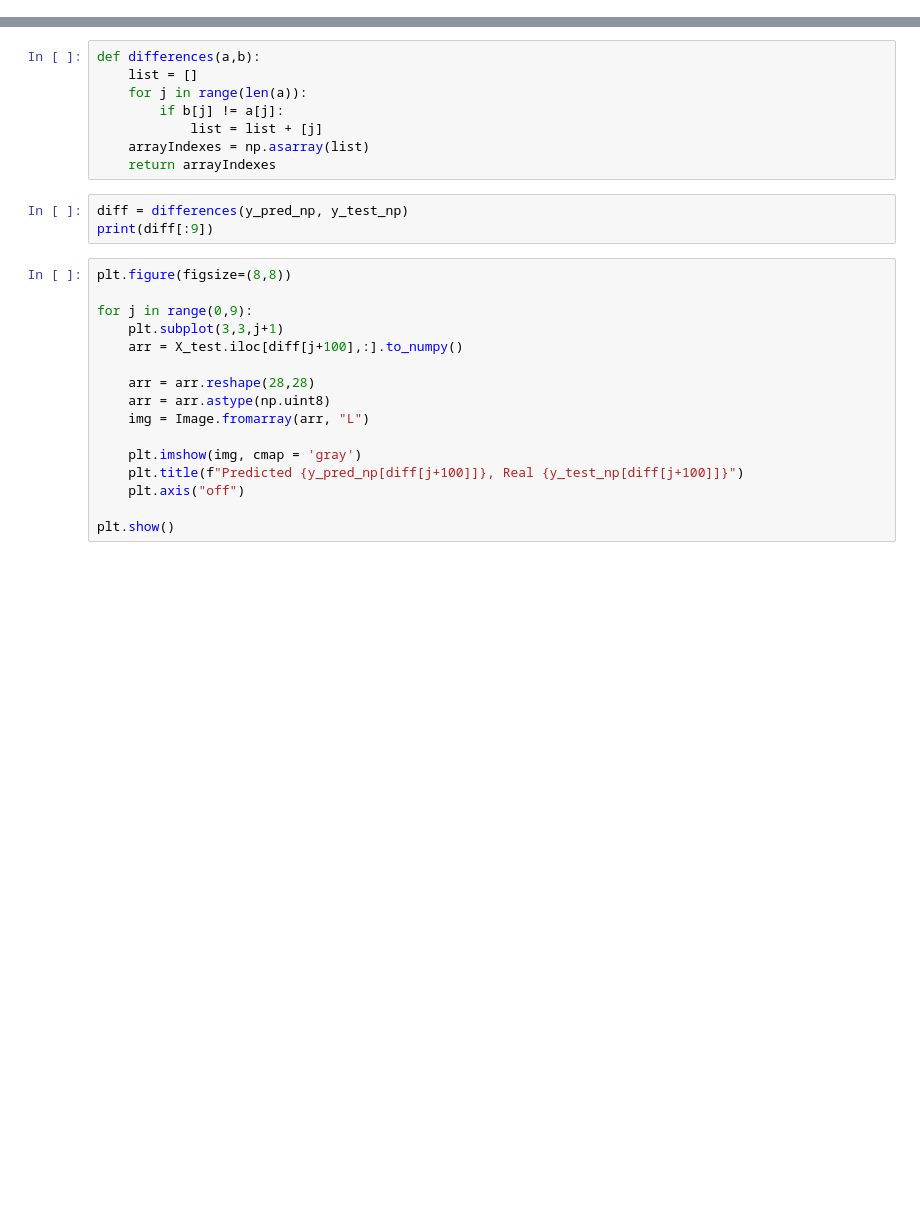
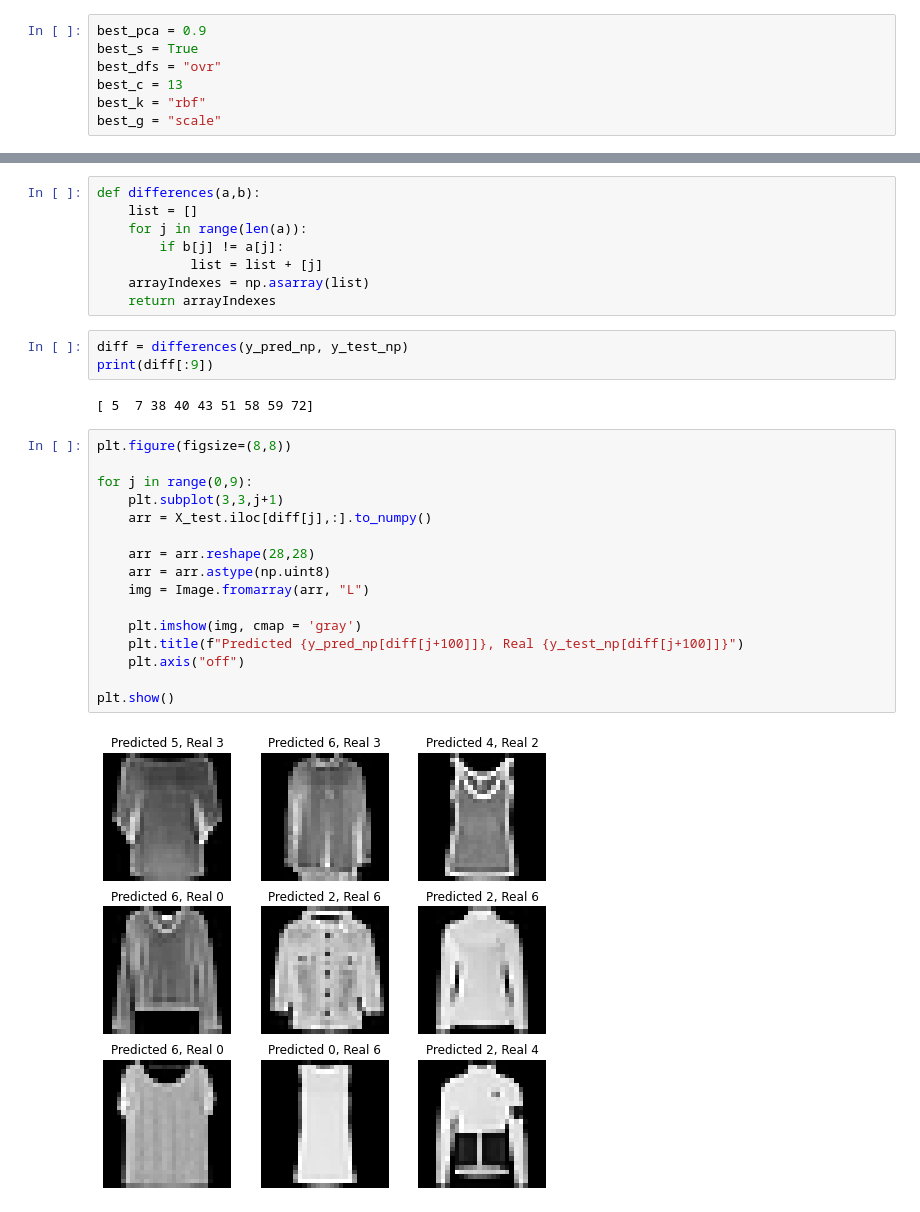
Before and after one commit to mileni98/fashion-mnist, a Jupyter notebook: algorithms/svm.ipynb, the cells around one changed output, grey strips where cells are left out. Saved outputs shown, nothing was run; the diff lists cells and outputs as text; blank space fills up the shorter version.

```diff
--- a/algorithms/svm.ipynb
+++ b/algorithms/svm.ipynb
@@ -309,5 +380,12 @@ print(f'Best accuracy is for dfs = {best_dfs}, s = {best_s}')
 # %% [markdown]
 ##### Training on 100% training samples with PCA reduction, test on test dataset
+# %%
+best_pca = 0.9
+best_s = True
+best_dfs = "ovr"
+best_c = 13
+best_k = "rbf"
+best_g = "scale"
 # %%
 pca = PCA(n_components=best_pca)
 pca.fit(X_train_std)
@@ -356,19 +478,23 @@ def differences(a,b):
 # %%
 diff = differences(y_pred_np, y_test_np)
 print(diff[:9])
+# %% [output]
+[ 5  7 38 40 43 51 58 59 72]
 # %%
 plt.figure(figsize=(8,8))
 
 for j in range(0,9):
     plt.subplot(3,3,j+1)
-    arr = X_test.iloc[diff[j+100],:].to_numpy()
+    arr = X_test.iloc[diff[j],:].to_numpy()
 
     arr = arr.reshape(28,28)
     arr = arr.astype(np.uint8)
     img = Image.fromarray(arr, "L")
 
     plt.imshow(img, cmap = 'gray')
     plt.title(f"Predicted {y_pred_np[diff[j+100]]}, Real {y_test_np[diff[j+100]]}")
     plt.axis("off")
 
 plt.show()
+# %% [output]
+[figure, added]
```
Also changed, not shown: parts of 13 cells of this notebook, 1 other file.
